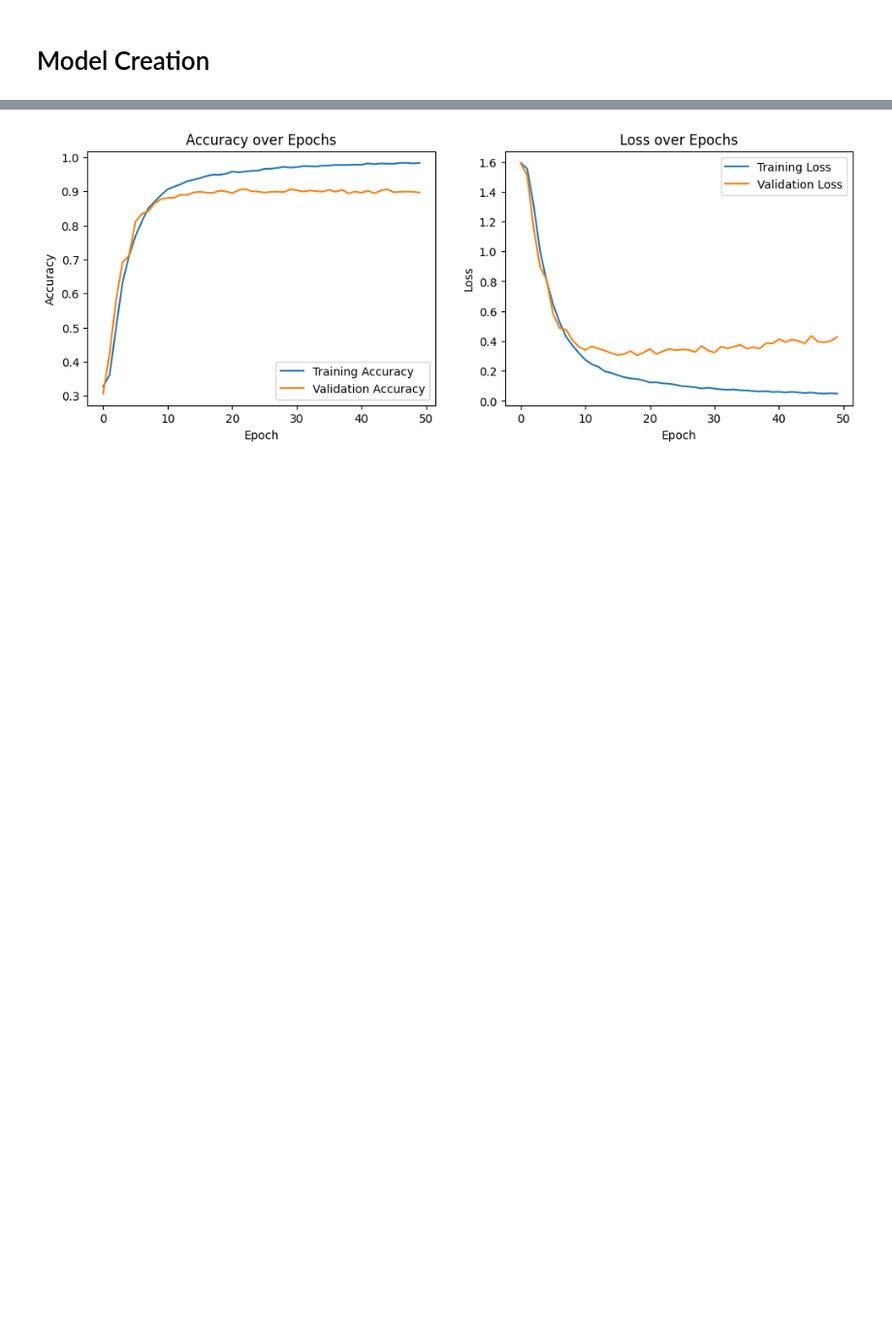
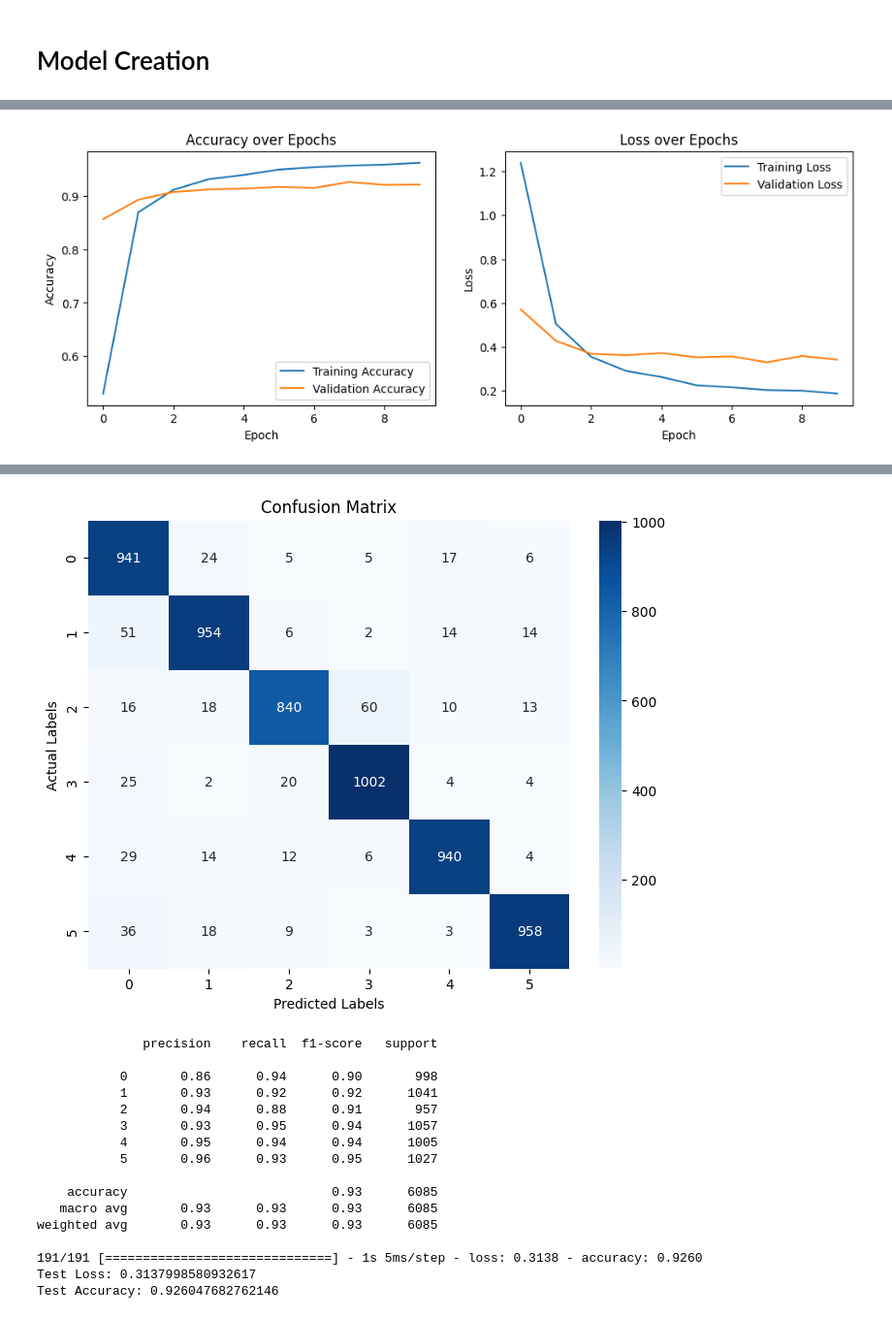
Before and after one commit to Danneftw1/Deep-Learning, a Jupyter notebook: Labb_2/Labb-2.ipynb, the cells around one changed output, grey strips where cells are left out. Shown at 97% size. Saved outputs shown, nothing was run; the diff lists cells and outputs as text; code cells hidden in the pictures; blank space fills up the shorter version.

```diff
--- a/Labb_2/Labb-2.ipynb
+++ b/Labb_2/Labb-2.ipynb
@@ -275,0 +445,12 @@ val_sequences = tokenizer.texts_to_sequences(val_features)
+# %%
+X, y = df["text"], df["emotion_label"]
+
+# train test validation split 70/15/15
+X_temp, X_test, y_temp, y_test = train_test_split(X, y, test_size=0.15, random_state=42)
+
+X_train, X_val, y_train, y_val = train_test_split(
+    X_temp, y_temp, test_size=0.17645, random_state=42
+)
+
+print(X_train.shape, X_val.shape, X_test.shape)
+print(y_train.shape, y_val.shape, y_test.shape)
@@ -322,0 +565,8 @@ rnn_model.compile(optimizer=rnn_adam, loss="sparse_categorical_crossentropy", me
+# %%
+history = rnn_model.fit(
+    X_train_padded,
+    y_train,
+    epochs=10,
+    validation_data=(X_val_padded, y_val),
+    batch_size=64,
+)
@@ -323,22 +594,42 @@ rnn_model.compile(optimizer=rnn_adam, loss="sparse_categorical_crossentropy", me
 # %%
-history = rnn_model.fit(train_padded, train_labels, epochs = 50, validation_data = (val_padded, val_labels), batch_size = 64)
 
+# plots training and validation accuracy and loss
 plt.figure(figsize=(12, 4))
 plt.subplot(1, 2, 1)
-plt.plot(history.history['accuracy'], label='Training Accuracy')
-plt.plot(history.history['val_accuracy'], label='Validation Accuracy')
-plt.title('Accuracy over Epochs')
-plt.xlabel('Epoch')
-plt.ylabel('Accuracy')
+plt.plot(history.history["accuracy"], label="Training Accuracy")
+plt.plot(history.history["val_accuracy"], label="Validation Accuracy")
+plt.title("Accuracy over Epochs")
+plt.xlabel("Epoch")
+plt.ylabel("Accuracy")
 plt.legend()
 
 plt.subplot(1, 2, 2)
-plt.plot(history.history['loss'], label='Training Loss')
-plt.plot(history.history['val_loss'], label='Validation Loss')
-plt.title('Loss over Epochs')
-plt.xlabel('Epoch')
-plt.ylabel('Loss')
+plt.plot(history.history["loss"], label="Training Loss")
+plt.plot(history.history["val_loss"], label="Validation Loss")
+plt.title("Loss over Epochs")
+plt.xlabel("Epoch")
+plt.ylabel("Loss")
 plt.legend()
 
 plt.show()
+
+# confusion matrix
+y_pred = rnn_model.predict(X_test_padded)
+y_pred = np.argmax(y_pred, axis=1)
+
+cm = confusion_matrix(y_test, y_pred)
+plt.figure(figsize=(8, 6))
+sns.heatmap(cm, annot=True, fmt='d', cmap='Blues')
+plt.title('Confusion Matrix')
+plt.ylabel('Actual Labels')
+plt.xlabel('Predicted Labels')
+plt.show()
+
+print(classification_report(y_test, y_pred))
+
+# test loss and accuracy evaluation
+test_loss, test_accuracy = rnn_model.evaluate(X_test_padded, y_test)
+print(f"Test Loss: {test_loss}")
+print(f"Test Accuracy: {test_accuracy}")
 # %% [output]
+[figure, new version]
@@ -362 +637,17 @@ Epoch 50/50
-[figure, old version]
+[figure, added]
+              precision    recall  f1-score   support
+
+           0       0.86      0.94      0.90       998
+           1       0.93      0.92      0.92      1041
+           2       0.94      0.88      0.91       957
+           3       0.93      0.95      0.94      1057
+           4       0.95      0.94      0.94      1005
+           5       0.96      0.93      0.95      1027
+
+    accuracy                           0.93      6085
+   macro avg       0.93      0.93      0.93      6085
+weighted avg       0.93      0.93      0.93      6085
+
+191/191 [==============================] - 1s 5ms/step - loss: 0.3138 - accuracy: 0.9260
+Test Loss: 0.3137998580932617
+Test Accuracy: 0.926047682762146
```
Also changed, not shown: parts of 33 cells of this notebook.
